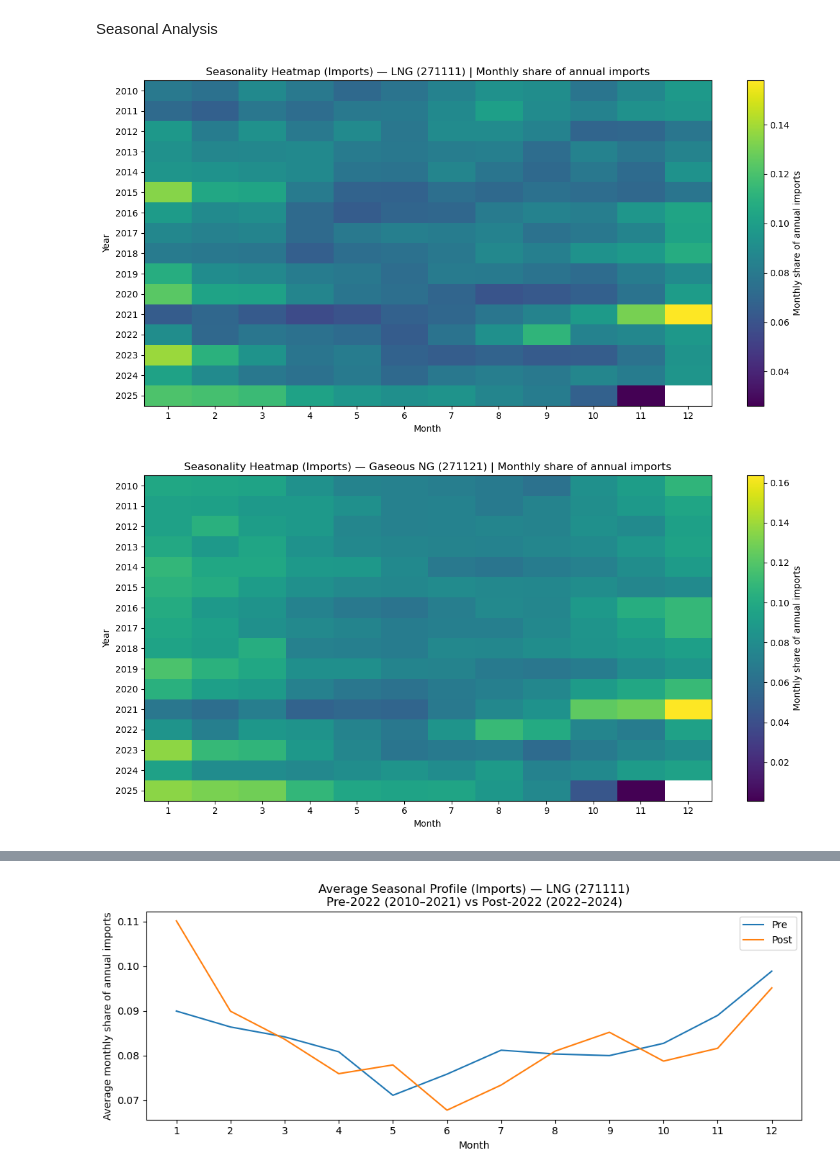
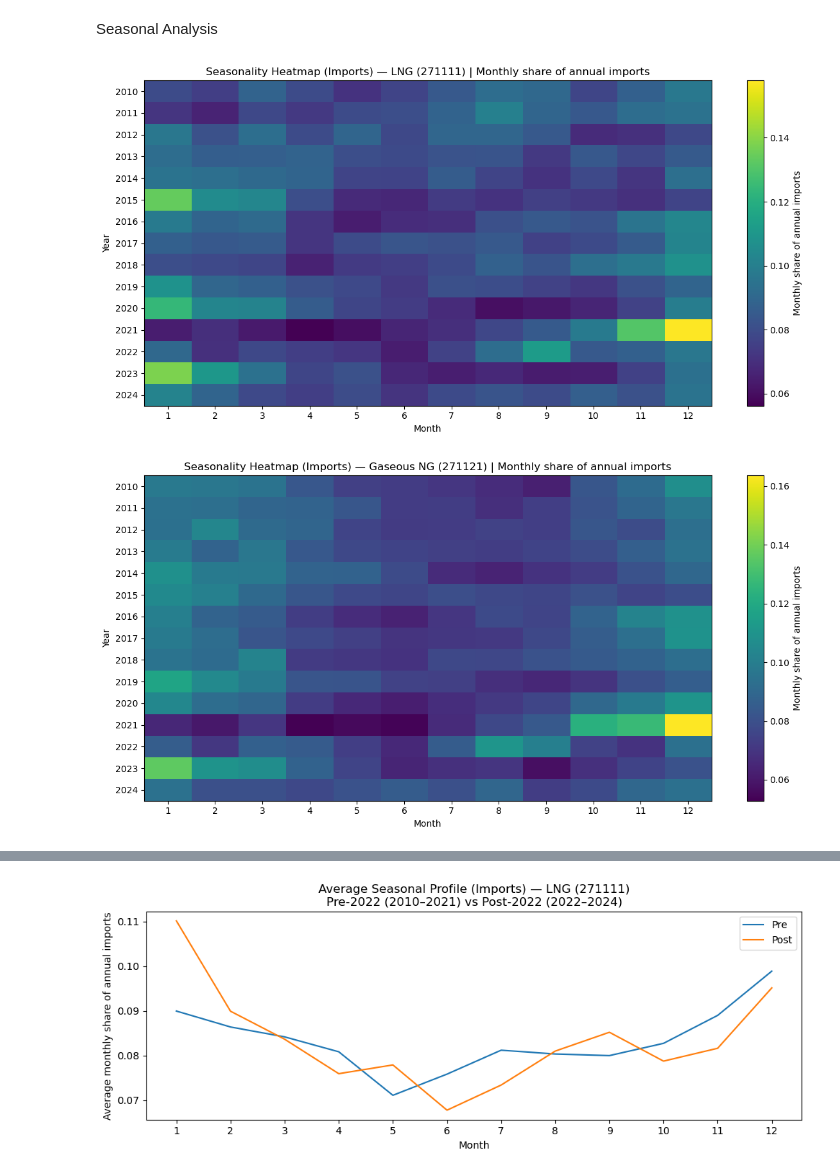
Before and after one commit to ron309/JEM_207-Data_Processing_in_Python_Projecct, a Jupyter notebook: Analysis.ipynb, the cells around one changed output, grey strips where cells are left out. Drawn from its saved outputs; the diff is of its cells as text; code cells hidden in the pictures.

```diff
--- a/Analysis.ipynb
+++ b/Analysis.ipynb
@@ -42,8 +42,11 @@ Name: count, dtype: int64
 # print("Flows:", df["flow"].unique())
 # print("isAggregate share:", df["isAggregate"].mean())
 
-df_2010 = df[df["refYear"] >= 2010].copy()
+df_2010 = df[(df["refYear"] >= 2010) & (df["refYear"] < 2025)].copy()
 df_2010.head()
+
+
+
 
 # print("Rows after 2010 filter:", len(df_2010))
 # print("Years:", df_2010["refYear"].min(), "-", df_2010["refYear"].max())
@@ -703,17 +706,17 @@ plot_same_countries_import_export(
 # %% [markdown]
 Seasonal Analysis
 # %%
-def prepare_monthly_imports(df, value_col="primaryValue"):
+def prepare_monthly_imports(df_2010, value_col="primaryValue"):
     """
     Returns monthly import values aggregated by (refYear, month, product).
     Expects df to include: period (datetime), refYear, flow, product, value_col.
     """
     req_cols = {"period", "refYear", "flow", "product", value_col}
-    missing = req_cols - set(df.columns)
+    missing = req_cols - set(df_2010.columns)
     if missing:
         raise ValueError(f"Missing required columns: {missing}")
 
-    out = df.copy()
+    out = df_2010.copy()
     out["month"] = out["period"].dt.month
 
     out = out[out["flow"] == "Import"].copy()
@@ -790,14 +793,14 @@ def plot_heatmap(mat, title, cmap="viridis"):
     plt.show()
 # %%
 
-monthly = prepare_monthly_imports(df, value_col="primaryValue")
+monthly = prepare_monthly_imports(df_2010, value_col="primaryValue")
 
 seasonality = add_annual_share(monthly)
 
 # Step 5.3: heatmaps
 for prod in ["LNG (271111)", "Gaseous NG (271121)"]:
     mat = make_heatmap_matrix(seasonality, product=prod, value_col="share", year_min=2010)
     plot_heatmap(mat, title=f"Seasonality Heatmap (Imports) — {prod} | Monthly share of annual imports")
 # %% [output]
-[figure, old version]
+[figure, new version]
-[figure, old version]
+[figure, new version]
```
Also changed, not shown: parts of 18 cells of this notebook.
